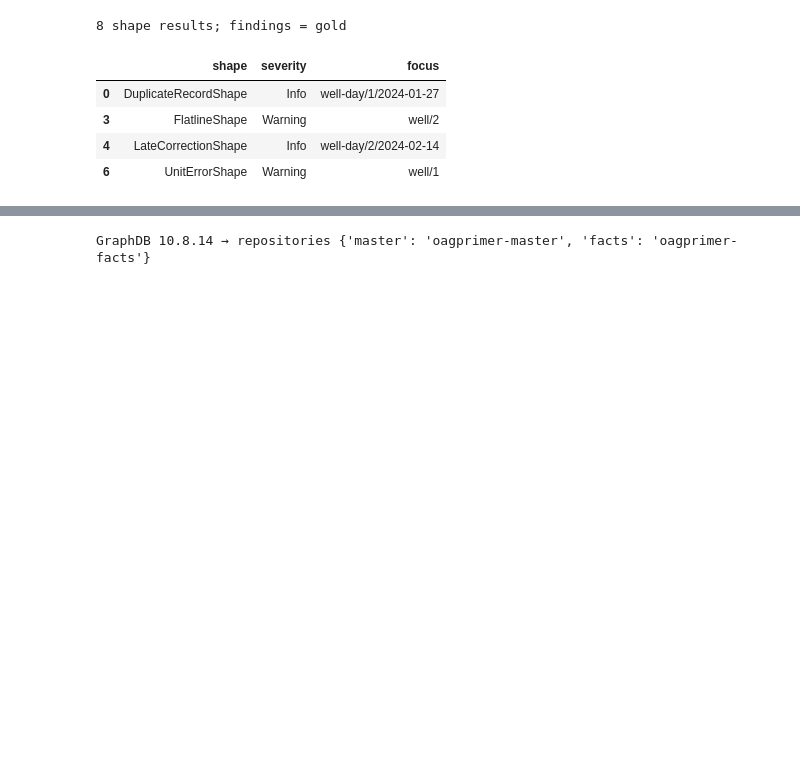
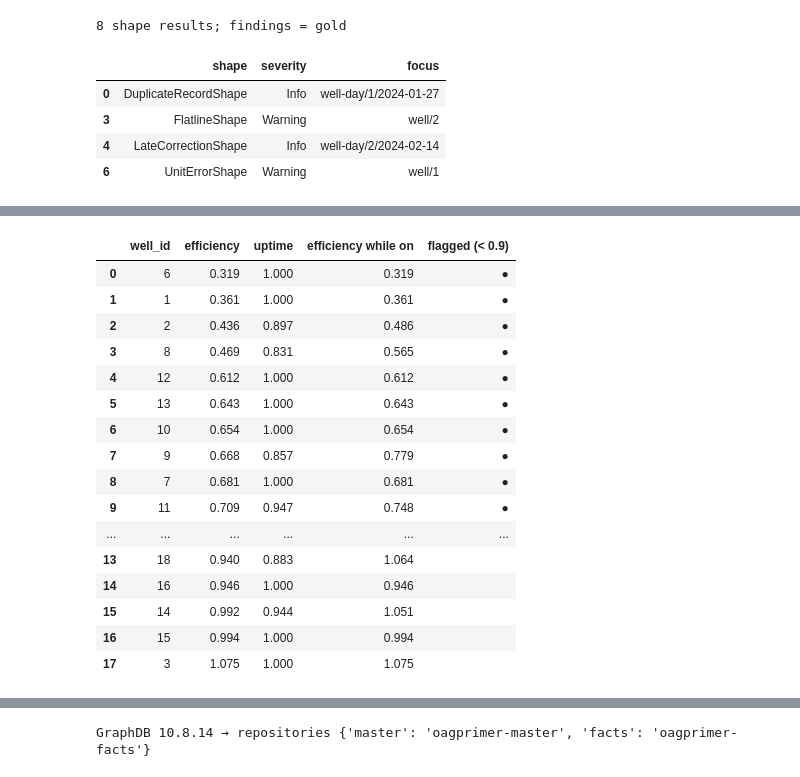
Before and after one commit to paulbruffett/oil-and-gas-semantic, a Jupyter notebook: notebooks/primer.ipynb, the cells around one changed output, grey strips where cells are left out. Cells and saved outputs as stored; diff of their text form; code cells hidden in the pictures; blank space fills up the shorter version.

```diff
--- a/notebooks/primer.ipynb
+++ b/notebooks/primer.ipynb
@@ -384,0 +502,27 @@ show([{'shape': r.shape, 'severity': r.severity, 'focus': r.focus.removeprefix(s
+# %%
+W0, W1 = surv.window_start, surv.window_end
+uptime = dict(con.sql(f'''SELECT WELL_ID, AVG(HOURS_ON) / 24 FROM well_vol_daily
+                          WHERE VOLUME_DATE BETWEEN '{W0}' AND '{W1}' GROUP BY WELL_ID''').fetchall())
+flagged_ids = {w.well_id for w in surv.flagged}
+show([{'well_id': w.well_id, 'efficiency': round(w.efficiency, 3), 'uptime': round(uptime[w.well_id], 3),
+       'efficiency while on': round(w.efficiency / uptime[w.well_id], 3),
+       'flagged (< 0.9)': '●' if w.well_id in flagged_ids else ''}
+      for w in sorted(surv.wells, key=lambda w: w.efficiency)])
+# %% [output]
+|  | well_id | efficiency | uptime | efficiency while on | flagged (< 0.9) |
+| 0 | 6 | 0.319 | 1.000 | 0.319 | ● |
+| 1 | 1 | 0.361 | 1.000 | 0.361 | ● |
+| 2 | 2 | 0.436 | 0.897 | 0.486 | ● |
+| 3 | 8 | 0.469 | 0.831 | 0.565 | ● |
+| 4 | 12 | 0.612 | 1.000 | 0.612 | ● |
+| 5 | 13 | 0.643 | 1.000 | 0.643 | ● |
+| 6 | 10 | 0.654 | 1.000 | 0.654 | ● |
+| 7 | 9 | 0.668 | 0.857 | 0.779 | ● |
+| 8 | 7 | 0.681 | 1.000 | 0.681 | ● |
+| 9 | 11 | 0.709 | 0.947 | 0.748 | ● |
+| ... | ... | ... | ... | ... | ... |
+| 13 | 18 | 0.940 | 0.883 | 1.064 |  |
+| 14 | 16 | 0.946 | 1.000 | 0.946 |  |
+| 15 | 14 | 0.992 | 0.944 | 1.051 |  |
+| 16 | 15 | 0.994 | 1.000 | 0.994 |  |
+| 17 | 3 | 1.075 | 1.000 | 1.075 |  |
```
Also changed, not shown: parts of 27 cells of this notebook, 4 other files.
